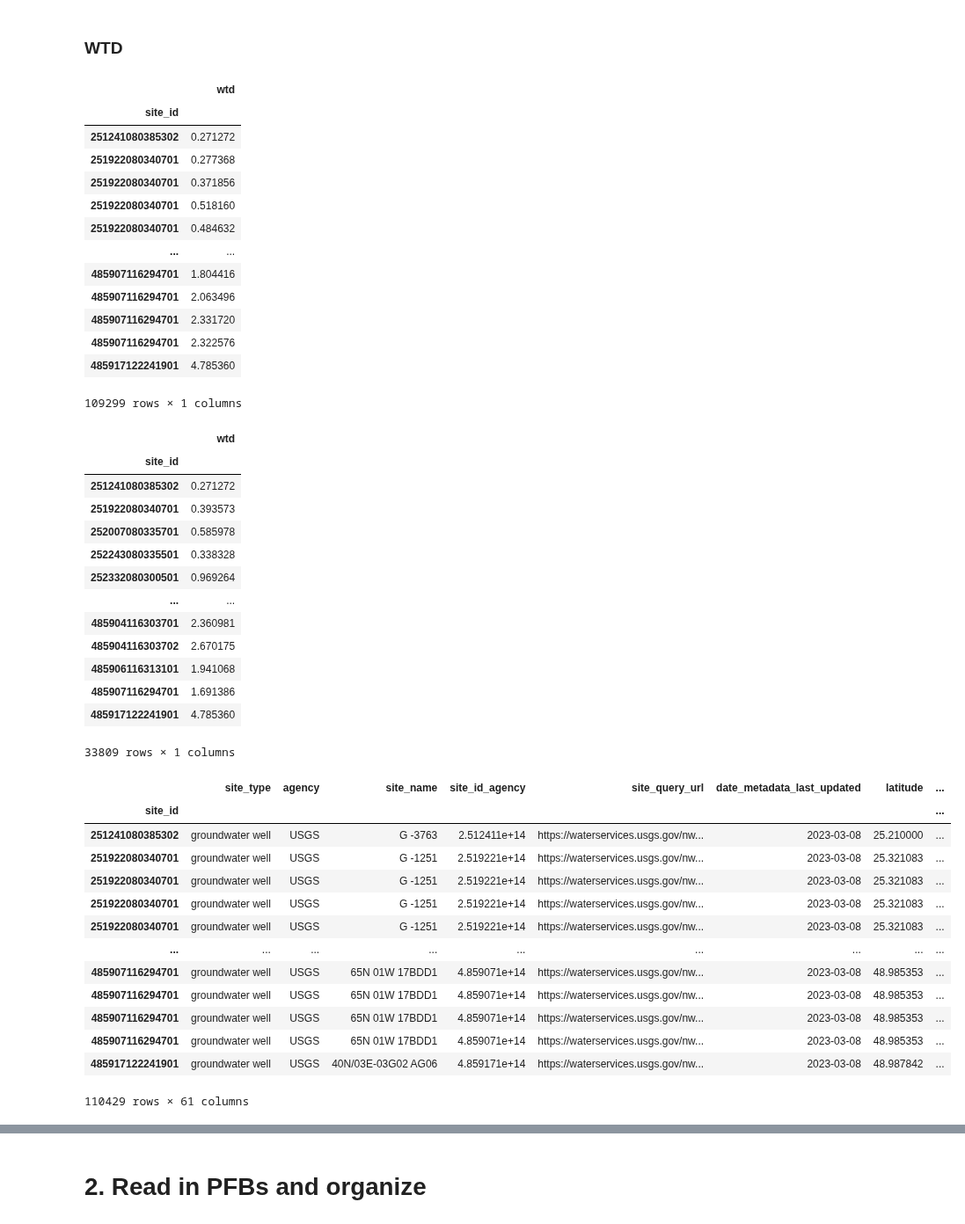
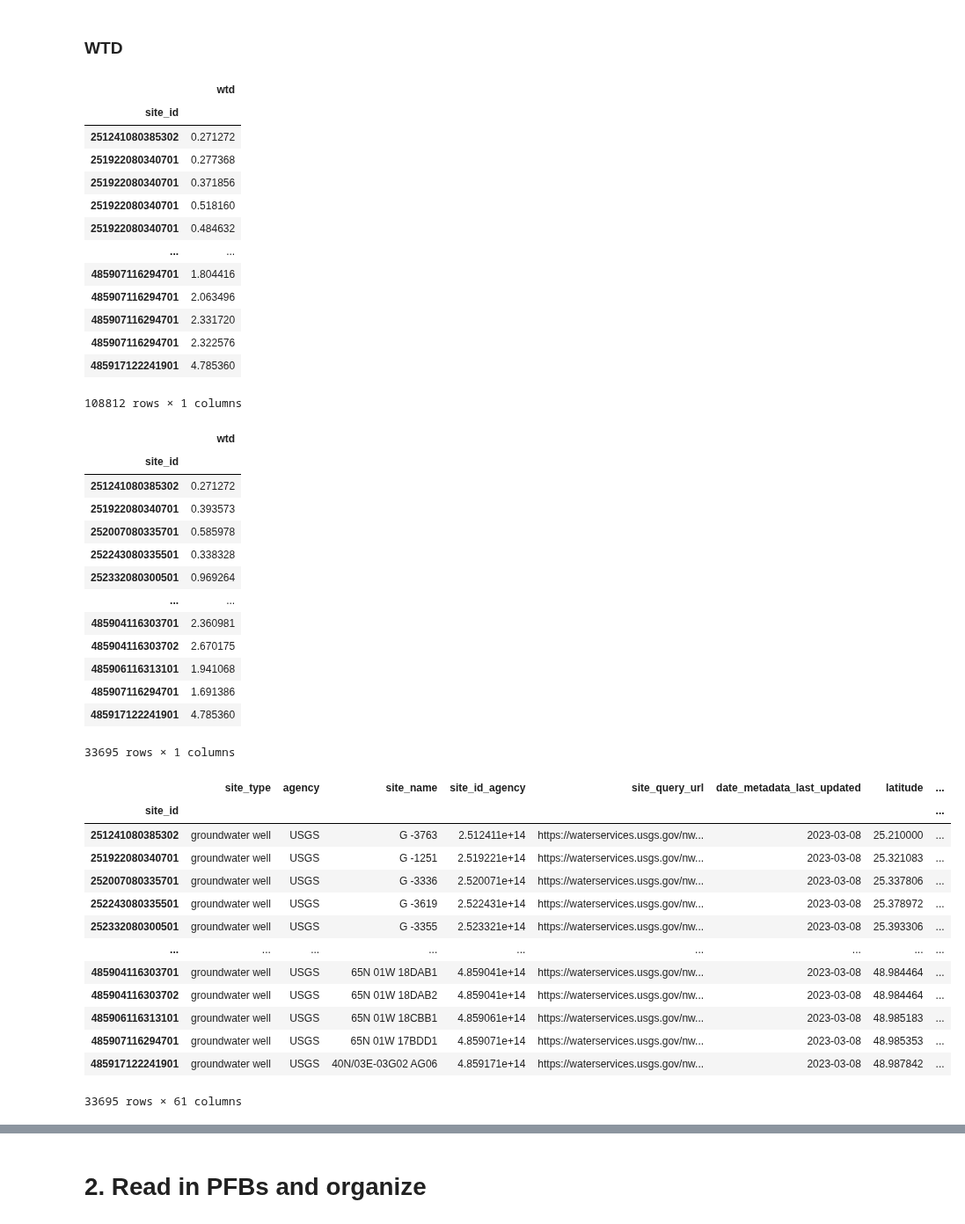
Before and after one commit to danielletijerina/PFCONUS2-analysis, a Jupyter notebook: scripts/Validation/WTD/Steady_State_WTD/compare_WTD_steady_state.ipynb, the cells around one changed output, grey strips where cells are left out. Shown at 88% size. Saved outputs shown, nothing was run; the diff lists cells and outputs as text; code cells hidden in the pictures.

```diff
--- a/scripts/Validation/WTD/Steady_State_WTD/compare_WTD_steady_state.ipynb
+++ b/scripts/Validation/WTD/Steady_State_WTD/compare_WTD_steady_state.ipynb
@@ -98,7 +122,10 @@ Summary_Stations_CONUS2_WTD_WY2003.csv
 # %%
 obs_data = pd.read_csv(f'{organized_dir}/{data_file}', index_col=['site_id'])
 obs_data = obs_data.drop(columns=['Unnamed: 0'])
+
+#constrain observations to include WTD < 300m and only positive values
 obs_data = obs_data.loc[(obs_data['wtd']>0.0)]
+obs_data = obs_data.loc[(obs_data['wtd']<300)]
 obs_data = obs_data.drop(columns=['num_obs', 'pumping_status', 'date'])
 obs_data
 # %% [output]
@@ -115,7 +142,7 @@ obs_data
 | 485907116294701 | 2.331720 |
 | 485907116294701 | 2.322576 |
 | 485917122241901 | 4.785360 |
-109299 rows × 1 columns
+108812 rows × 1 columns
 # %%
 obs_data = obs_data.groupby('site_id').mean()
 obs_data
@@ -133,33 +160,33 @@ obs_data
 | 485906116313101 | 1.941068 |
 | 485907116294701 | 1.691386 |
 | 485917122241901 | 4.785360 |
-33809 rows × 1 columns
+33695 rows × 1 columns
 # %%
 metadata = pd.read_csv(f'{organized_dir}/{metadata_file}', index_col=['site_id'])
 metadata  = metadata.drop(columns=['Unnamed: 0'])
-# also remove the sites with WTD less than 0
+# also remove the sites with WTD less than 0 and duplicated site ids
 metadata = metadata[metadata.index.isin(obs_data.index)]
-#metadata = metadata[~metadata.index.duplicated(keep='first')]
+metadata = metadata[~metadata.index.duplicated(keep='first')]
 
 # add number of observations column from the obs_data df
 # metadata['num_obs'] = obs_data['num_obs']
 # metadata['pumping_status'] = obs_data['pumping_status']
 # metadata['date'] = obs_data['date']
 
 
 metadata
 # %% [output]
 |  | site_type | agency | site_name | site_id_agency | site_query_url | date_metadata_last_updated | latitude | ... |
 | site_id |  |  |  |  |  |  |  | ... |
 | 251241080385302 | groundwater well | USGS | G -3763 | 2.512411e+14 | https://waterservices.usgs.gov/nw... | 2023-03-08 | 25.210000 | ... |
 | 251922080340701 | groundwater well | USGS | G -1251 | 2.519221e+14 | https://waterservices.usgs.gov/nw... | 2023-03-08 | 25.321083 | ... |
-| 251922080340701 | groundwater well | USGS | G -1251 | 2.519221e+14 | https://waterservices.usgs.gov/nw... | 2023-03-08 | 25.321083 | ... |
-| 251922080340701 | groundwater well | USGS | G -1251 | 2.519221e+14 | https://waterservices.usgs.gov/nw... | 2023-03-08 | 25.321083 | ... |
-| 251922080340701 | groundwater well | USGS | G -1251 | 2.519221e+14 | https://waterservices.usgs.gov/nw... | 2023-03-08 | 25.321083 | ... |
+| 252007080335701 | groundwater well | USGS | G -3336 | 2.520071e+14 | https://waterservices.usgs.gov/nw... | 2023-03-08 | 25.337806 | ... |
+| 252243080335501 | groundwater well | USGS | G -3619 | 2.522431e+14 | https://waterservices.usgs.gov/nw... | 2023-03-08 | 25.378972 | ... |
+| 252332080300501 | groundwater well | USGS | G -3355 | 2.523321e+14 | https://waterservices.usgs.gov/nw... | 2023-03-08 | 25.393306 | ... |
 | ... | ... | ... | ... | ... | ... | ... | ... | ... |
-| 485907116294701 | groundwater well | USGS | 65N 01W 17BDD1 | 4.859071e+14 | https://waterservices.usgs.gov/nw... | 2023-03-08 | 48.985353 | ... |
-| 485907116294701 | groundwater well | USGS | 65N 01W 17BDD1 | 4.859071e+14 | https://waterservices.usgs.gov/nw... | 2023-03-08 | 48.985353 | ... |
-| 485907116294701 | groundwater well | USGS | 65N 01W 17BDD1 | 4.859071e+14 | https://waterservices.usgs.gov/nw... | 2023-03-08 | 48.985353 | ... |
+| 485904116303701 | groundwater well | USGS | 65N 01W 18DAB1 | 4.859041e+14 | https://waterservices.usgs.gov/nw... | 2023-03-08 | 48.984464 | ... |
+| 485904116303702 | groundwater well | USGS | 65N 01W 18DAB2 | 4.859041e+14 | https://waterservices.usgs.gov/nw... | 2023-03-08 | 48.984464 | ... |
+| 485906116313101 | groundwater well | USGS | 65N 01W 18CBB1 | 4.859061e+14 | https://waterservices.usgs.gov/nw... | 2023-03-08 | 48.985183 | ... |
 | 485907116294701 | groundwater well | USGS | 65N 01W 17BDD1 | 4.859071e+14 | https://waterservices.usgs.gov/nw... | 2023-03-08 | 48.985353 | ... |
 | 485917122241901 | groundwater well | USGS | 40N/03E-03G02 AG06 | 4.859171e+14 | https://waterservices.usgs.gov/nw... | 2023-03-08 | 48.987842 | ... |
-110429 rows × 61 columns
+33695 rows × 61 columns
```
Also changed, not shown: parts of 54 cells of this notebook, 7 other files.
